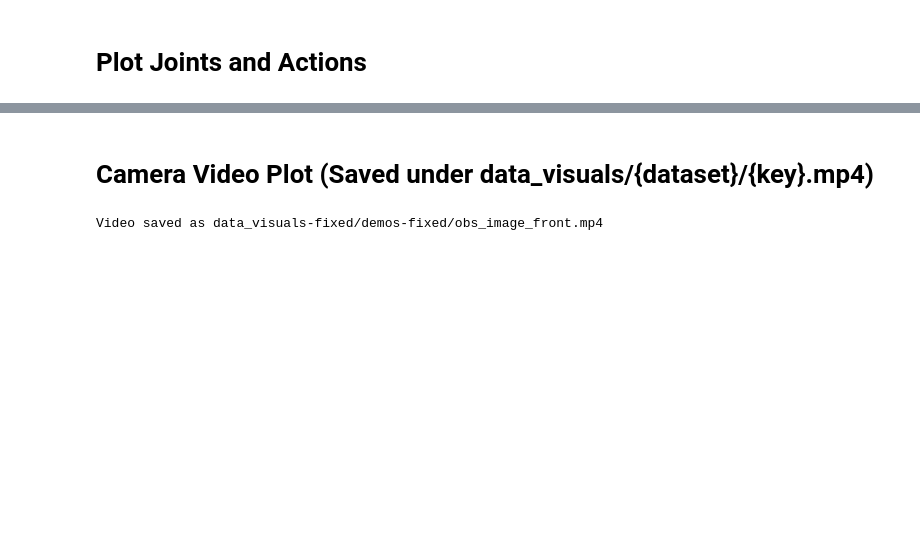
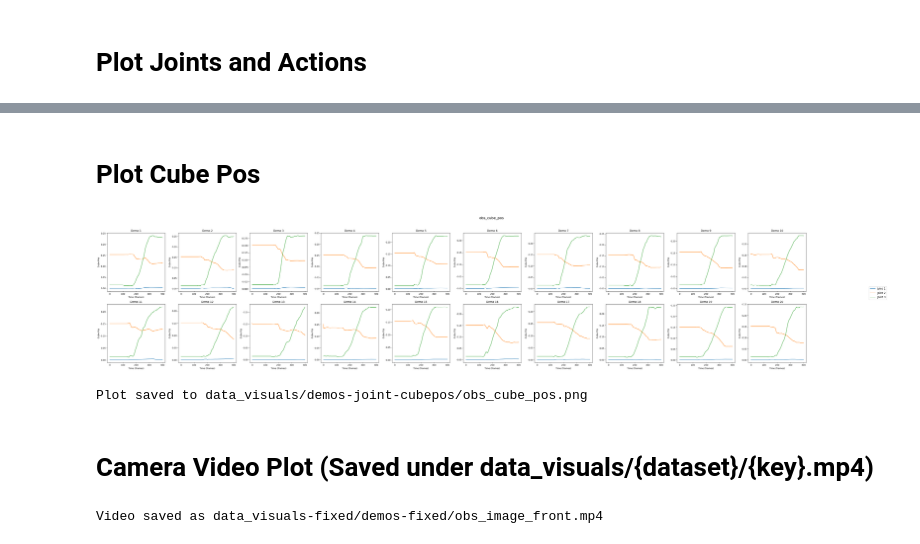
Before and after one commit to edwhu/gym-lowcostrobot, a Jupyter notebook: examples/demos_visualize/koch_demos_visualize.ipynb, the cells around one changed output, grey strips where cells are left out. Drawn from its saved outputs; the diff is of its cells as text; code cells hidden in the pictures; blank space fills up the shorter version.

Commit message:
cube pos changes

```diff
--- a/examples/demos_visualize/koch_demos_visualize.ipynb
+++ b/examples/demos_visualize/koch_demos_visualize.ipynb
@@ -167,0 +168,2 @@ Plot saved to data_visuals/demos-fixed/action.png
+# %% [markdown]
+# Plot Cube Pos
@@ -168,3 +248,9 @@ Plot saved to data_visuals/demos-fixed/action.png
+# %%
+# Plot for 'actions'
+plot_key_data_joints(data_dir, key_name='obs/cube_pos', y_label='Cube Pos', n_demos=n_demos, skip=0)
+# %% [output]
+[figure, added]
+Plot saved to data_visuals/demos-joint-cubepos/obs_cube_pos.png
 # %% [markdown]
 # Camera Video Plot (Saved under data_visuals/{dataset}/{key}.mp4)
 # %%
```
Also changed, not shown: parts of 8 cells of this notebook, 2 other files.
